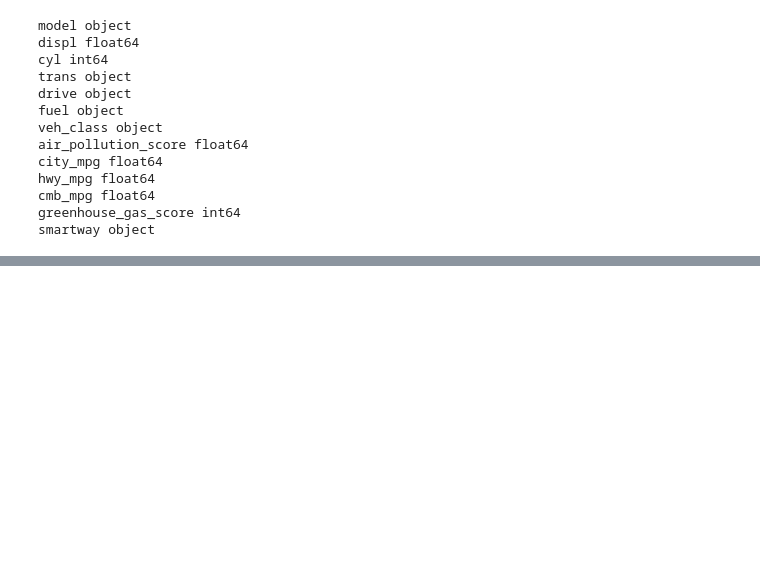
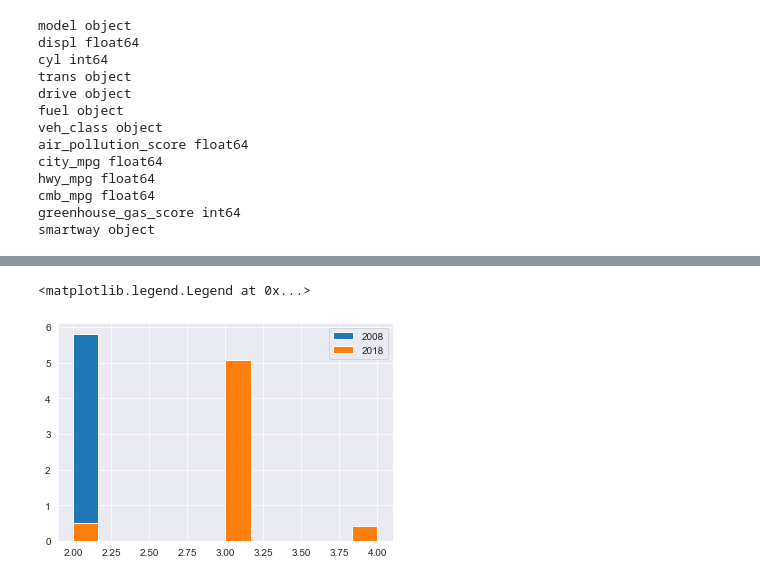
Before and after one commit to mzhoolideh/data_science_pract, a Jupyter notebook: case_study2/case_st2.ipynb, the cells around one changed output, grey strips where cells are left out. Saved outputs shown, nothing was run; the diff lists cells and outputs as text; code cells hidden in the pictures; blank space fills up the shorter version.

```diff
--- a/case_study2/case_st2.ipynb
+++ b/case_study2/case_st2.ipynb
@@ -263,0 +294,7 @@ sns.pairplot(df_08_ca[plot_list])
+# %%
+smart_08.cmb_mpg.hist(bins=12, density=True, label="2008")
+smart_18.cmb_mpg.hist(bins=12, density=True, label="2018")
+plt.legend()
+# %% [output]
+<matplotlib.legend.Legend at 0x...>
+[figure, added]
```
Also changed, not shown: parts of 7 cells of this notebook.
